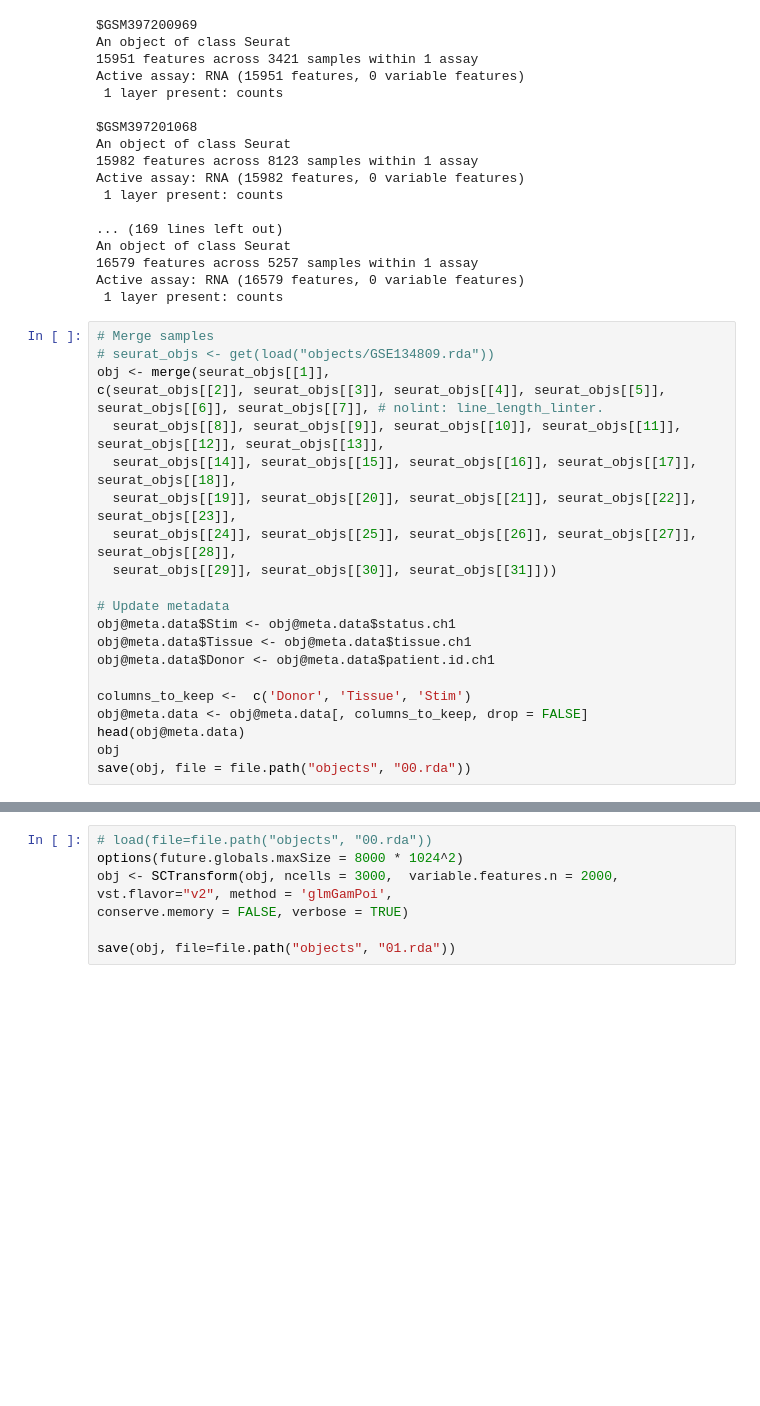
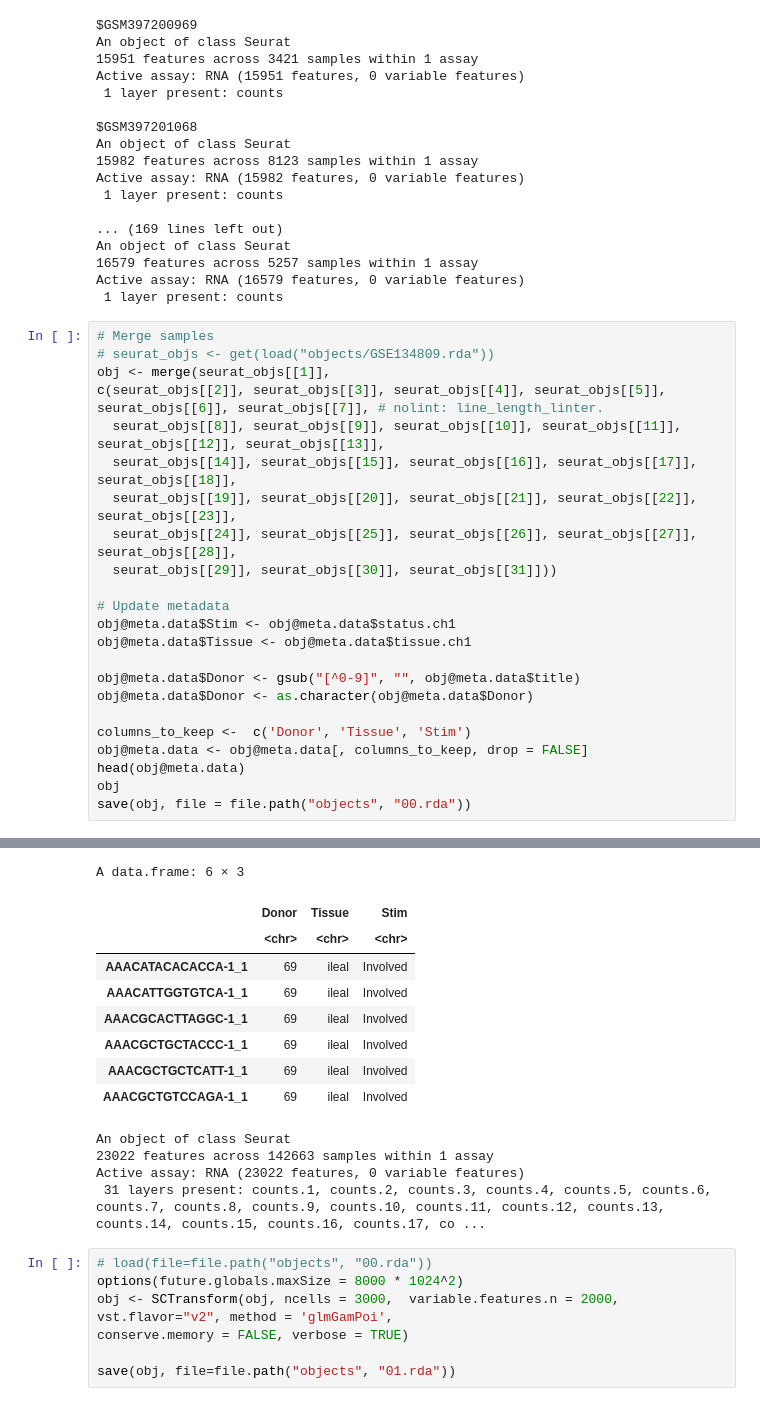
Before and after one commit to siegelna/2024_10_03_Li.et.al-38962887, a Jupyter notebook: analysis.ipynb, the cells around one changed output, grey strips where cells are left out. Cells and saved outputs as stored; diff of their text form; blank space fills up the shorter version.

```diff
--- a/analysis.ipynb
+++ b/analysis.ipynb
@@ -47,10 +47,13 @@ c(seurat_objs[[2]], seurat_objs[[3]], seurat_objs[[4]], seurat_objs[[5]], seurat
 # Update metadata
 obj@meta.data$Stim <- obj@meta.data$status.ch1
 obj@meta.data$Tissue <- obj@meta.data$tissue.ch1
-obj@meta.data$Donor <- obj@meta.data$patient.id.ch1
+
+obj@meta.data$Donor <- gsub("[^0-9]", "", obj@meta.data$title)
+obj@meta.data$Donor <- as.character(obj@meta.data$Donor)
 
 columns_to_keep <-  c('Donor', 'Tissue', 'Stim')
 obj@meta.data <- obj@meta.data[, columns_to_keep, drop = FALSE]
 head(obj@meta.data)
 obj
 save(obj, file = file.path("objects", "00.rda"))
+# %% [output]
@@ -57,3 +62,16 @@ save(obj, file = file.path("objects", "00.rda"))
+A data.frame: 6 × 3
+|  | Donor | Tissue | Stim |
+|  | <chr> | <chr> | <chr> |
+| AAACATACACACCA-1_1 | 69 | ileal | Involved |
+| AAACATTGGTGTCA-1_1 | 69 | ileal | Involved |
+| AAACGCACTTAGGC-1_1 | 69 | ileal | Involved |
+| AAACGCTGCTACCC-1_1 | 69 | ileal | Involved |
+| AAACGCTGCTCATT-1_1 | 69 | ileal | Involved |
+| AAACGCTGTCCAGA-1_1 | 69 | ileal | Involved |
+An object of class Seurat
+23022 features across 142663 samples within 1 assay
+Active assay: RNA (23022 features, 0 variable features)
+ 31 layers present: counts.1, counts.2, counts.3, counts.4, counts.5, counts.6, counts.7, counts.8, counts.9, counts.10, counts.11, counts.12, counts.13, counts.14, counts.15, counts.16, counts.17, co ...
 # %%
 # load(file=file.path("objects", "00.rda"))
 options(future.globals.maxSize = 8000 * 1024^2)
```
Also changed, not shown: parts of 9 cells of this notebook.
